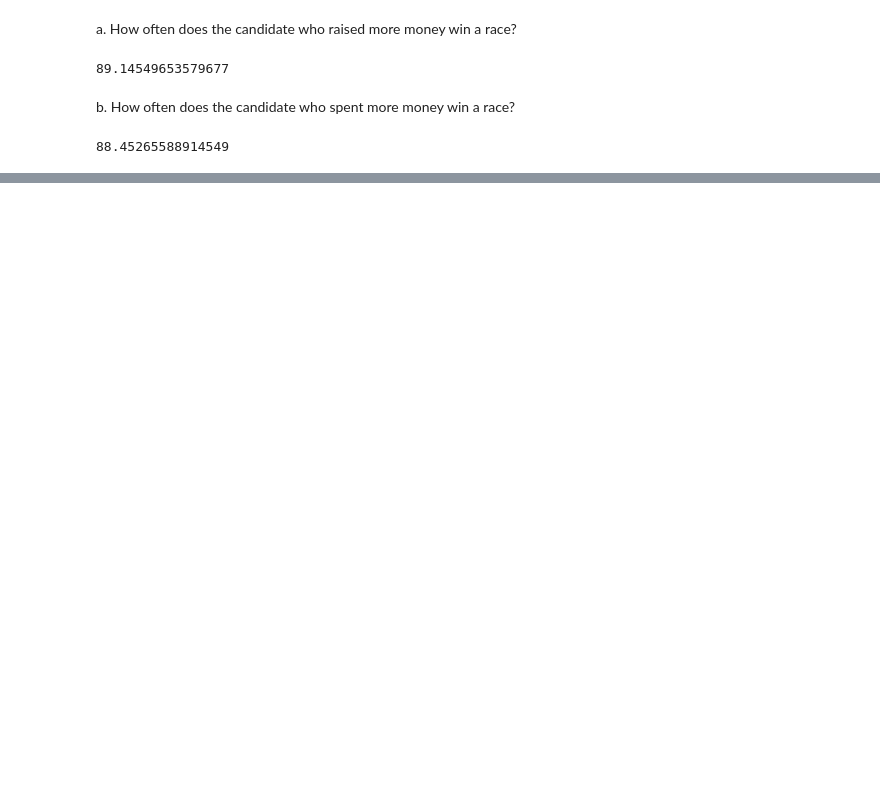
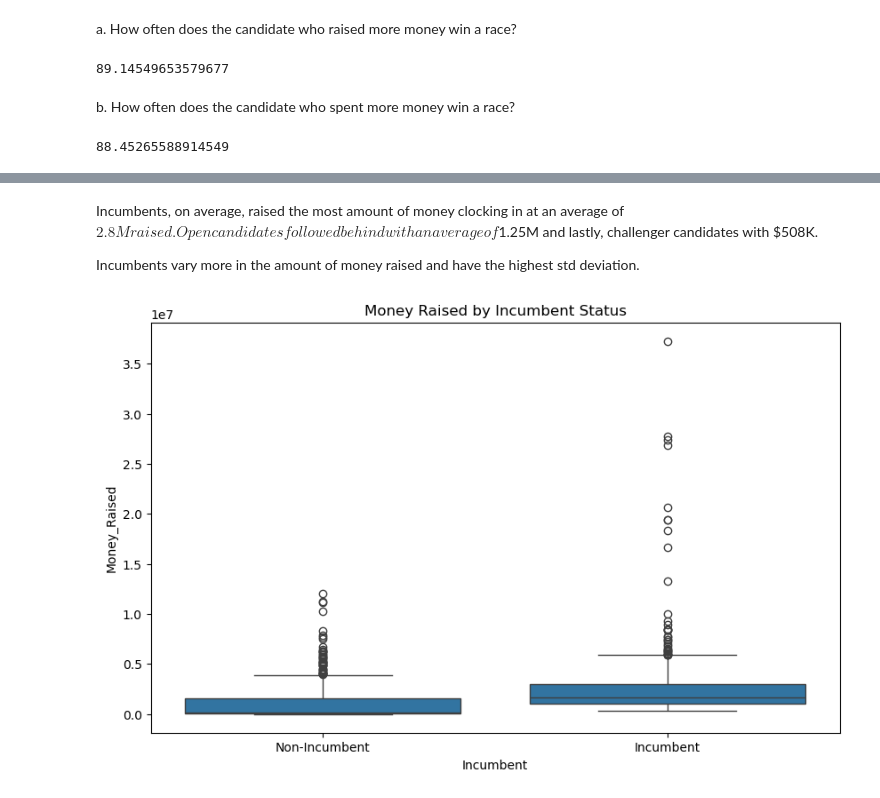
Before and after one commit to nss-data-science-cohort-8/open-secrets-three-musketeers, a Jupyter notebook: notebooks/Data_Analysis_politicaldistribution_LJ.ipynb, the cells around one changed output, grey strips where cells are left out. Saved outputs shown, nothing was run; the diff lists cells and outputs as text; code cells hidden in the pictures; blank space fills up the shorter version.

```diff
--- a/notebooks/Data_Analysis_politicaldistribution_LJ.ipynb
+++ b/notebooks/Data_Analysis_politicaldistribution_LJ.ipynb
@@ -94,0 +196,13 @@ plt.show()
+# %% [markdown]
+Incumbents, on average, raised the most amount of money clocking in at an average of $2.8M raised. Open candidates followed behind with an average of $1.25M and lastly, challenger candidates with $508K.
+
+Incumbents vary more in the amount of money raised and have the highest std deviation.
+# %%
+df_clean['Incumbent'] = df_clean['Candidate_Type'].apply(lambda x: 'Incumbent' if x == 'I' else 'Non-Incumbent')
+
+plt.figure(figsize=(10, 6))
+sns.boxplot(x='Incumbent', y='Money_Raised', data=df_clean)
+plt.title("Money Raised by Incumbent Status")
+plt.show()
+# %% [output]
+[figure, added]
```
Also changed, not shown: parts of 14 cells of this notebook.
